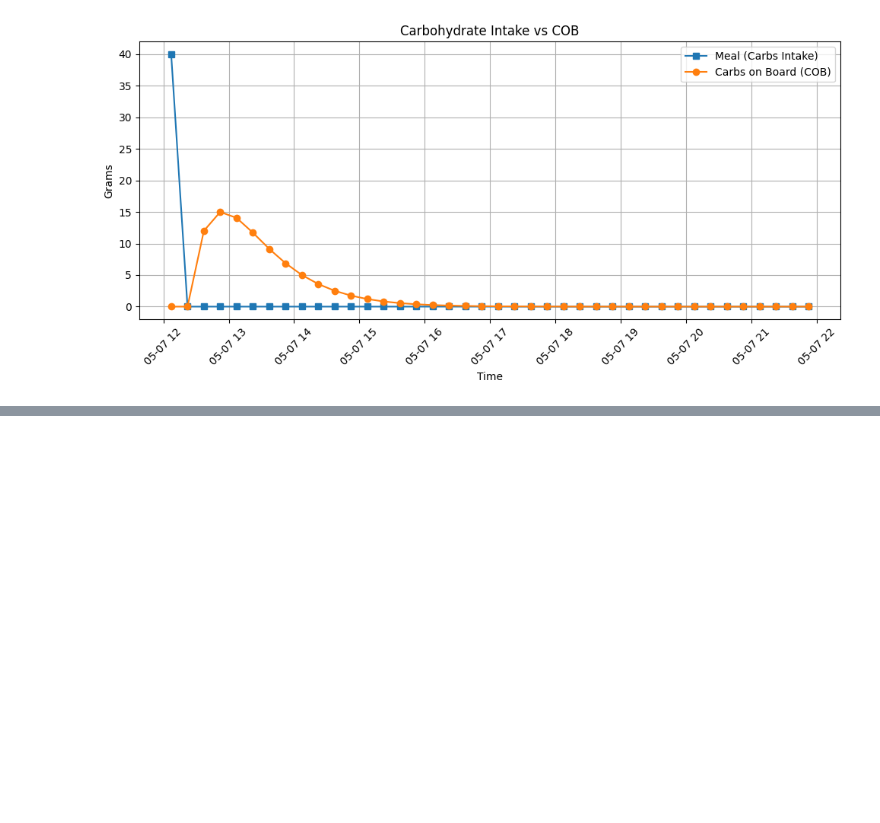
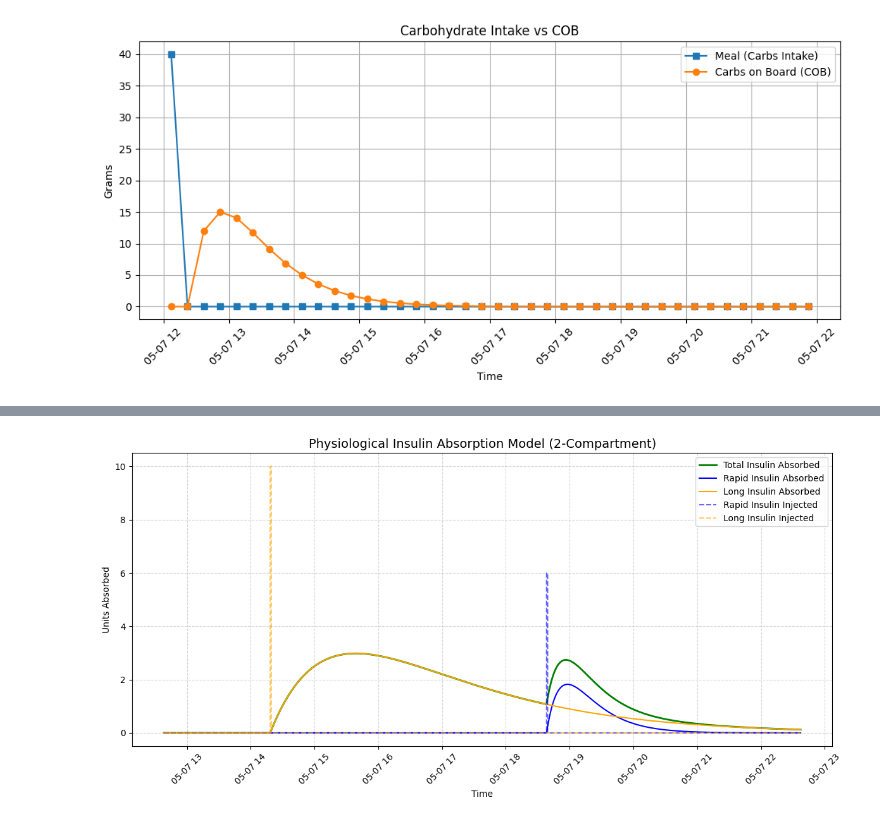
Before and after one commit to emmacscs/FinalProjectThesis, a Jupyter notebook: testings/preprocessing.ipynb, the cells around one changed output, grey strips where cells are left out. Saved outputs shown, nothing was run; the diff lists cells and outputs as text; code cells hidden in the pictures; blank space fills up the shorter version.

```diff
--- a/testings/preprocessing.ipynb
+++ b/testings/preprocessing.ipynb
@@ -1091,0 +1093,59 @@ plt.show()
+# %%
+import numpy as np
+import pandas as pd
+import matplotlib.pyplot as plt
+from datetime import datetime, timedelta
+
+# Time setup
+dt = 1  # 1 minute
+total_minutes = 10 * 60
+steps = total_minutes // dt
+time_range = [datetime.now() + timedelta(minutes=i*dt) for i in range(steps)]
+
+# Injection profile
+rapid_injection = np.zeros(steps)
+long_injection = np.zeros(steps)
+rapid_injection[360] = 6     # inject rapid insulin at 6h (360 min)
+long_injection[100] = 10       # inject long insulin at 0h
+
+# 2-compartment absorption model
+def insulin_absorption_model(injection_array, ka1, ka2):
+    Q1 = np.zeros(steps)
+    Q2 = np.zeros(steps)
+    for i in range(1, steps):
+        inj = injection_array[i]
+        dQ1 = (-ka1 * Q1[i-1] + inj) * dt
+        dQ2 = (ka1 * Q1[i-1] - ka2 * Q2[i-1]) * dt
+        Q1[i] = Q1[i-1] + dQ1
+        Q2[i] = Q2[i-1] + dQ2
+    return Q2  # absorbed into bloodstream
+
+# Tuned parameters
+ka1_rapid, ka2_rapid = 0.04, 0.06  # rapid insulin: fast absorption
+ka1_long = 0.01   # was 0.002
+ka2_long = 0.015  # was 0.005
+  # long insulin: slow absorption
+
+# Get absorption curves
+rapid_absorption = insulin_absorption_model(rapid_injection, ka1_rapid, ka2_rapid)
+long_absorption = insulin_absorption_model(long_injection, ka1_long, ka2_long)
+total_absorption = rapid_absorption + long_absorption
+
+# Plot
+plt.figure(figsize=(12, 6))
+plt.plot(time_range, total_absorption, label='Total Insulin Absorbed', color='green', linewidth=2)
+plt.plot(time_range, rapid_absorption, label='Rapid Insulin Absorbed', color='blue', linestyle='-')
+plt.plot(time_range, long_absorption, label='Long Insulin Absorbed', color='orange', linestyle='-')
+plt.step(time_range, rapid_injection, label='Rapid Insulin Injected', where='post', linestyle='--', color='blue', alpha=0.6)
+plt.step(time_range, long_injection, label='Long Insulin Injected', where='post', linestyle='--', color='orange', alpha=0.6)
+
+plt.title("Physiological Insulin Absorption Model (2-Compartment)", fontsize=14)
+plt.xlabel("Time")
+plt.ylabel("Units Absorbed")
+plt.xticks(rotation=45)
+plt.grid(True, linestyle='--', alpha=0.5)
+plt.legend()
+plt.tight_layout()
+plt.show()
+# %% [output]
+[figure, added]
```
Also changed, not shown: parts of 2 cells of this notebook.
